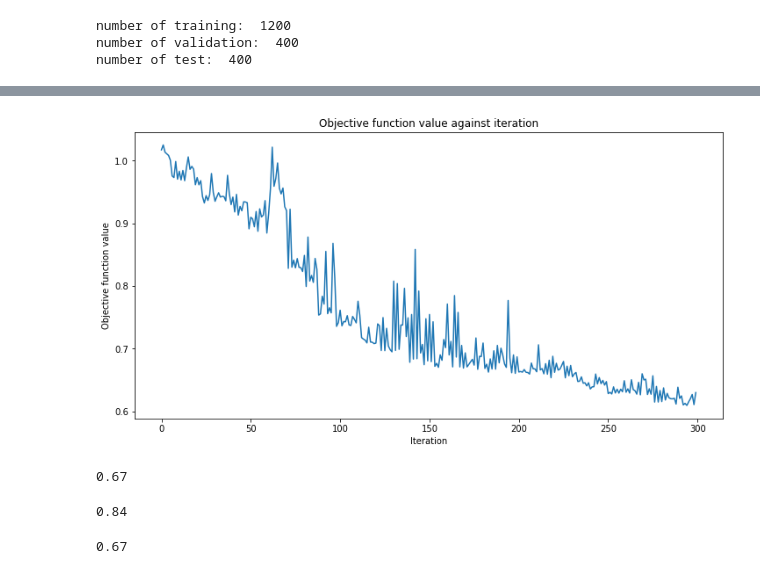
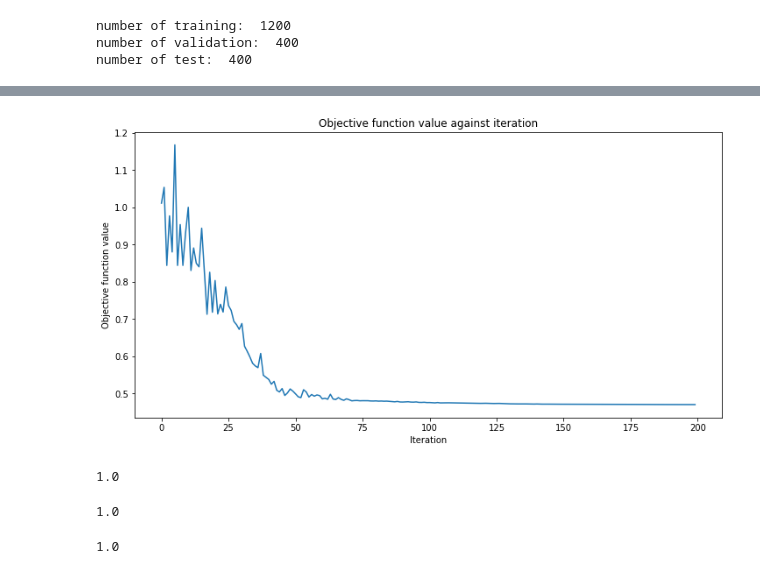
Before and after one commit to Zhelun-Li/VQC-Permutable-Lorentz-symmetry, a Jupyter notebook: estimatorQNN_rotation_permutation.ipynb, the cells around one changed output, grey strips where cells are left out. Drawn from its saved outputs; the diff is of its cells as text; code cells hidden in the pictures.

Commit message:
reducing parameters

```diff
--- a/estimatorQNN_rotation_permutation.ipynb
+++ b/estimatorQNN_rotation_permutation.ipynb
@@ -166,0 +182,7 @@ n_params
+# %%
+nLayer_realAmplitude=2
+num_qubits=X_train_centerScale.shape[1]
+n_inputParams=num_qubits
+n_params=nLayer_realAmplitude*num_qubits
+N_particles=4
+print(num_qubits)
@@ -203,0 +279,8 @@ estimator_qnn = EstimatorQNN(
+# %%
+zeroState = '0'
+for i in range(num_qubits-1):
+    zeroState+='0'
+def countZero(x):
+    return f"{bin(x)}".count("0")%(num_qubits+1)
+
+observable1_rot = SparsePauliOp.from_list([("Z" * num_qubits, 1)])
@@ -203,0 +323,6 @@ estimator_qnn = EstimatorQNN(
+# %%
+num_layers=2
+n_inputParams=num_qubits
+n_params=num_layers*4
+N_particles=4
+num_qubits=int((N_particles+1)*N_particles/2)
@@ -231,20 +396,22 @@ def callback_graph(weights, obj_func_eval):
+# %%
+estimator_classifier_rotPerm = NeuralNetworkClassifier(
+    estimator_qnn, optimizer=COBYLA(maxiter=200), callback=callback_graph
+)
 # %%
-estimator_classifier = NeuralNetworkClassifier(
-    estimator_qnn, optimizer=COBYLA(maxiter=300), callback=callback_graph
-)
+
 
 
 objective_func_vals = []
 plt.rcParams["figure.figsize"] = (12, 6)
 
 # fit classifier to data
-estimator_classifier.fit(X_train_augDot[0:maxEvents], y_train_augDot[0:maxEvents])
+estimator_classifier_rotPerm.fit(X_train_augDot[0:maxEvents], y_train_augDot[0:maxEvents])
 
 # return to default figsize
 # plt.rcParams["figure.figxsize"] = (6, 4)
 
 # score classifier
-estimator_classifier.score(X_test_augDot[0:maxEvents], y_test_augDot[0:maxEvents])
+estimator_classifier_rotPerm.score(X_test_augDot[0:maxEvents], y_test_augDot[0:maxEvents])
 # %% [output]
-[figure, old version]
+[figure, new version]
-0.67
+1.0
@@ -251,8 +420,8 @@ estimator_classifier.score(X_test_augDot[0:maxEvents], y_test_augDot[0:maxEvents
 # %%
-estimator_classifier.score(X_train_augDot[0:maxEvents], y_train_augDot[0:maxEvents])
+estimator_classifier_rotPerm.score(X_train_augDot[0:maxEvents], y_train_augDot[0:maxEvents])
 # %% [output]
-0.84
+1.0
 # %%
-estimator_classifier.score(X_test_augDot[0:maxEvents], y_test_augDot[0:maxEvents])
+estimator_classifier_rotPerm.score(X_test_augDot, y_test_augDot)
 # %% [output]
-0.67
+1.0
```
Also changed, not shown: parts of 43 cells of this notebook.
